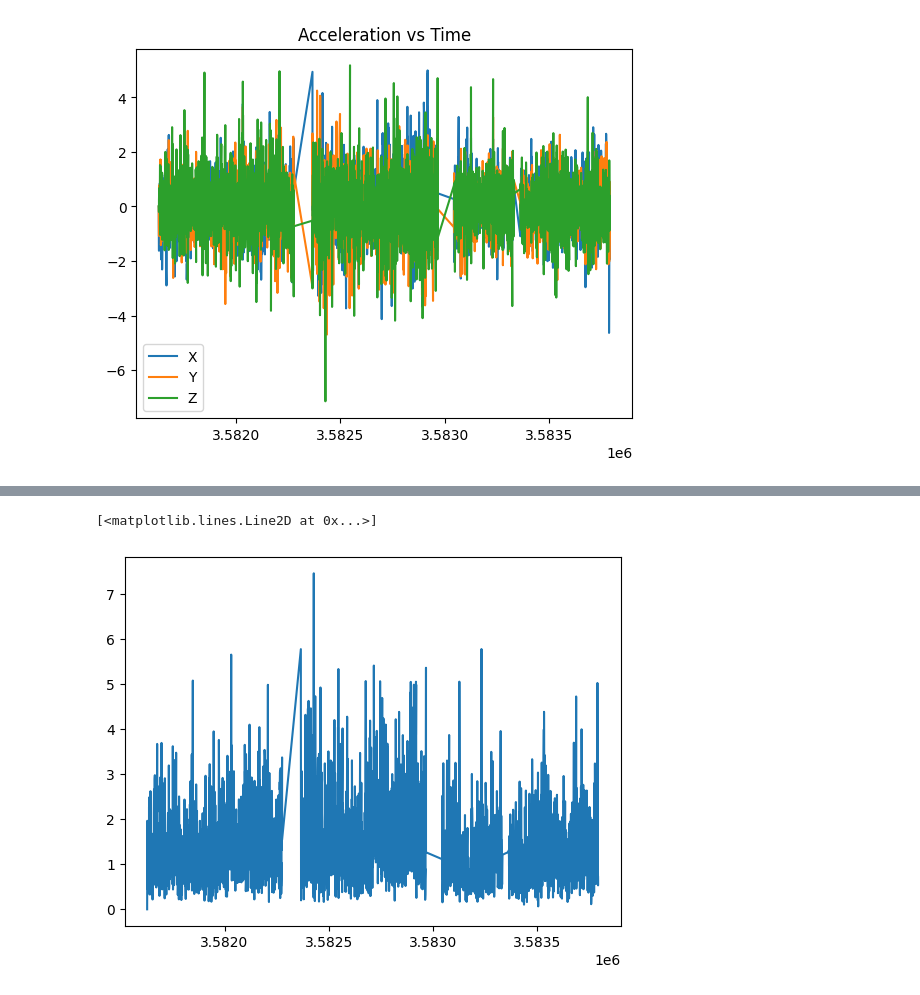
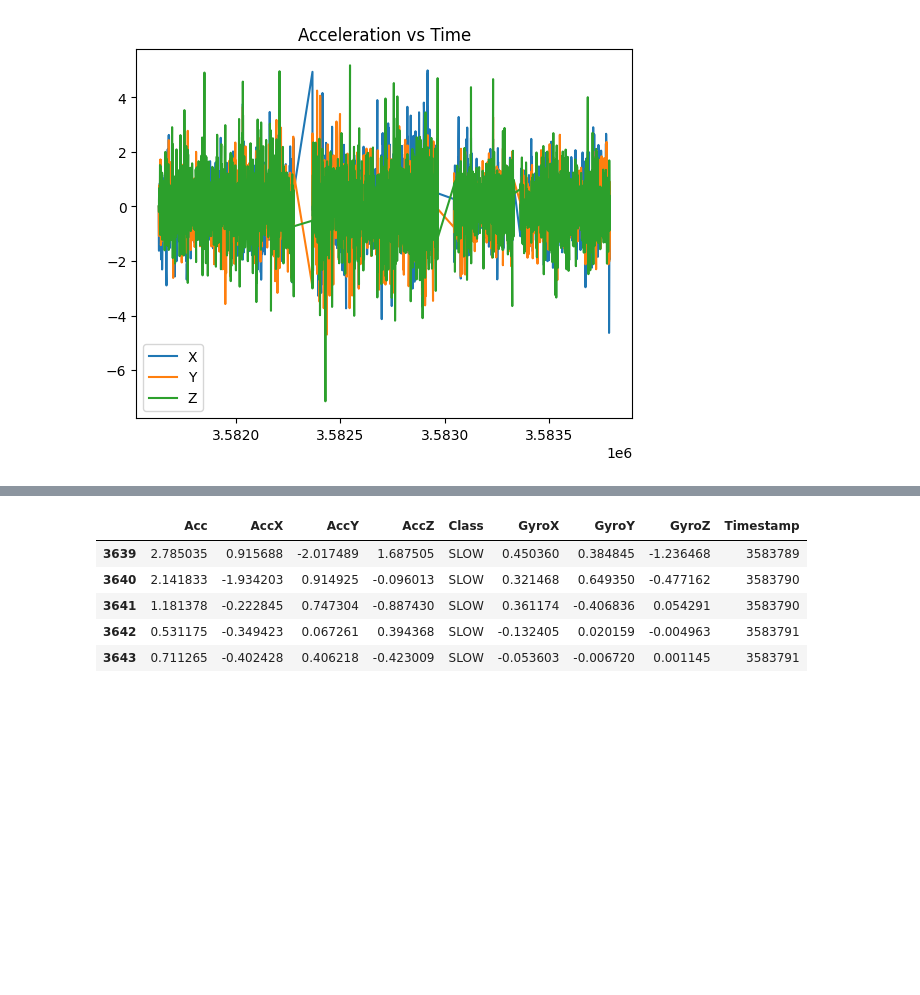
Before and after one commit to aurvantGitHub/driving_behavior, a Jupyter notebook: main.ipynb, the cells around one changed output, grey strips where cells are left out. Cells and saved outputs as stored; diff of their text form; code cells hidden in the pictures; blank space fills up the shorter version.

```diff
--- a/main.ipynb
+++ b/main.ipynb
@@ -86,0 +123,11 @@ df = df.reindex(sorted(df.columns), axis=1)
+# %%
+# create new dfs
+df_4 = df.iloc[time_index[2]:, :]
+df_4.tail()
+# %% [output]
+|  | Acc | AccX | AccY | AccZ | Class | GyroX | GyroY | GyroZ | Timestamp |
+| 3639 | 2.785035 | 0.915688 | -2.017489 | 1.687505 | SLOW | 0.450360 | 0.384845 | -1.236468 | 3583789 |
+| 3640 | 2.141833 | -1.934203 | 0.914925 | -0.096013 | SLOW | 0.321468 | 0.649350 | -0.477162 | 3583790 |
+| 3641 | 1.181378 | -0.222845 | 0.747304 | -0.887430 | SLOW | 0.361174 | -0.406836 | 0.054291 | 3583790 |
+| 3642 | 0.531175 | -0.349423 | 0.067261 | 0.394368 | SLOW | -0.132405 | 0.020159 | -0.004963 | 3583791 |
+| 3643 | 0.711265 | -0.402428 | 0.406218 | -0.423009 | SLOW | -0.053603 | -0.006720 | 0.001145 | 3583791 |
@@ -88,8 +139,3 @@ df = df.reindex(sorted(df.columns), axis=1)
 # velocity XYZ
 # %%
 # speed
-# %%
-plt.plot(df['Timestamp'], df['Acc'])
-# %% [output]
-[<matplotlib.lines.Line2D at 0x...>]
-[figure, removed]
```
Also changed, not shown: parts of 15 cells of this notebook.
